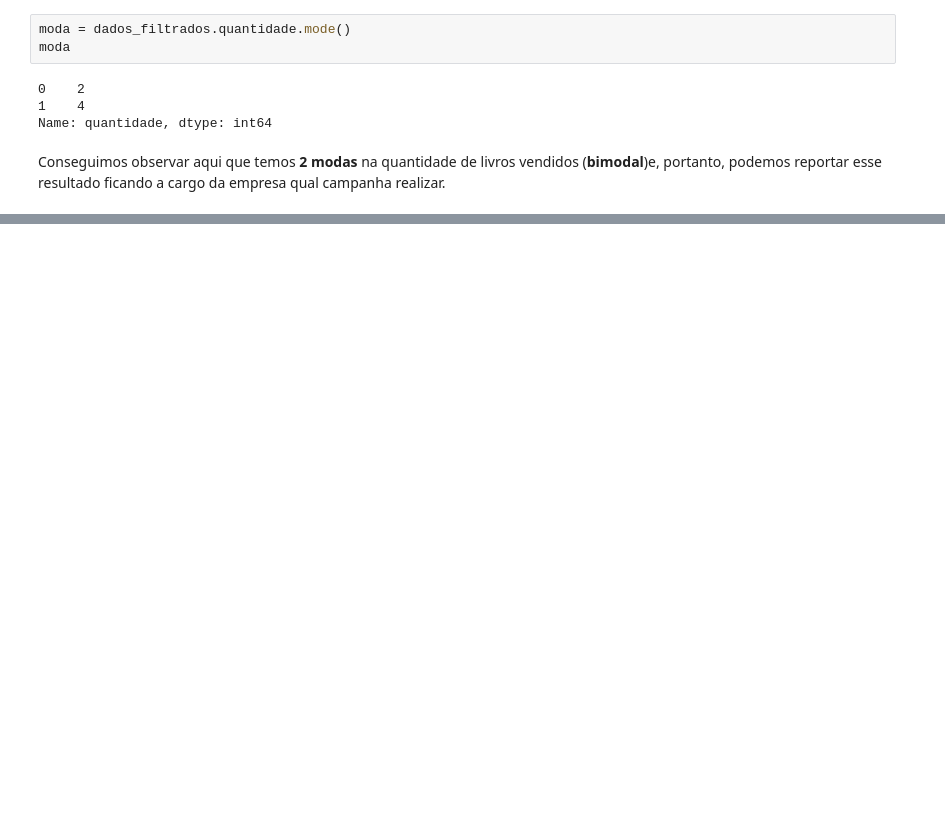
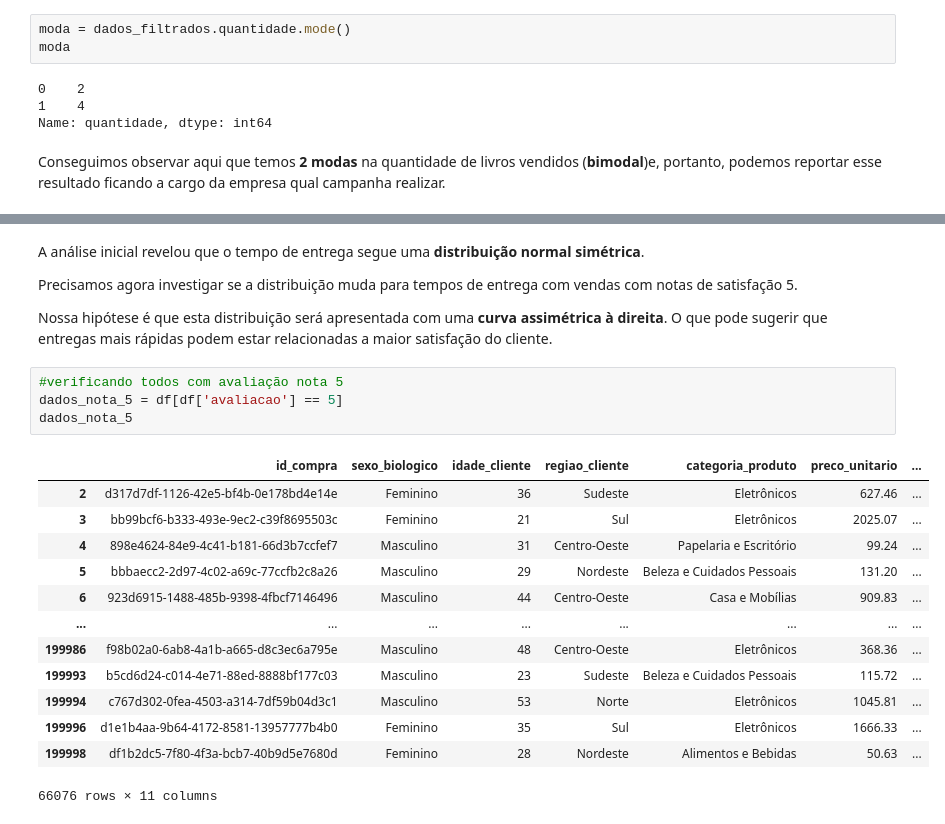
Before and after one commit to biellrodri/data-science-alura, a Jupyter notebook: formacao-estatistica-ML/projeto_consultoria.ipynb, the cells around one changed output, grey strips where cells are left out. Cells and saved outputs as stored; diff of their text form; blank space fills up the shorter version.

```diff
--- a/formacao-estatistica-ML/projeto_consultoria.ipynb
+++ b/formacao-estatistica-ML/projeto_consultoria.ipynb
@@ -703,0 +748,24 @@ Conseguimos observar aqui que temos **2 modas** na quantidade de livros vendidos
+# %% [markdown]
+A análise inicial revelou que o tempo de entrega segue uma **distribuição normal simétrica**.
+
+Precisamos agora investigar se a distribuição muda para tempos de entrega com vendas com notas de satisfação 5.
+
+Nossa hipótese é que esta distribuição será apresentada com uma **curva assimétrica à direita**. O que pode sugerir que entregas mais rápidas podem estar relacionadas a maior satisfação do cliente.
+# %%
+#verificando todos com avaliação nota 5
+dados_nota_5 = df[df['avaliacao'] == 5]
+dados_nota_5
+# %% [output]
+|  | id_compra | sexo_biologico | idade_cliente | regiao_cliente | categoria_produto | preco_unitario | ... |
+| 2 | d317d7df-1126-42e5-bf4b-0e178bd4e14e | Feminino | 36 | Sudeste | Eletrônicos | 627.46 | ... |
+| 3 | bb99bcf6-b333-493e-9ec2-c39f8695503c | Feminino | 21 | Sul | Eletrônicos | 2025.07 | ... |
+| 4 | 898e4624-84e9-4c41-b181-66d3b7ccfef7 | Masculino | 31 | Centro-Oeste | Papelaria e Escritório | 99.24 | ... |
+| 5 | bbbaecc2-2d97-4c02-a69c-77ccfb2c8a26 | Masculino | 29 | Nordeste | Beleza e Cuidados Pessoais | 131.20 | ... |
+| 6 | 923d6915-1488-485b-9398-4fbcf7146496 | Masculino | 44 | Centro-Oeste | Casa e Mobílias | 909.83 | ... |
+| ... | ... | ... | ... | ... | ... | ... | ... |
+| 199986 | f98b02a0-6ab8-4a1b-a665-d8c3ec6a795e | Masculino | 48 | Centro-Oeste | Eletrônicos | 368.36 | ... |
+| 199993 | b5cd6d24-c014-4e71-88ed-8888bf177c03 | Masculino | 23 | Sudeste | Beleza e Cuidados Pessoais | 115.72 | ... |
+| 199994 | c767d302-0fea-4503-a314-7df59b04d3c1 | Masculino | 53 | Norte | Eletrônicos | 1045.81 | ... |
+| 199996 | d1e1b4aa-9b64-4172-8581-13957777b4b0 | Feminino | 35 | Sul | Eletrônicos | 1666.33 | ... |
+| 199998 | df1b2dc5-7f80-4f3a-bcb7-40b9d5e7680d | Feminino | 28 | Nordeste | Alimentos e Bebidas | 50.63 | ... |
+66076 rows × 11 columns
```
Also changed, not shown: parts of 7 cells of this notebook.
